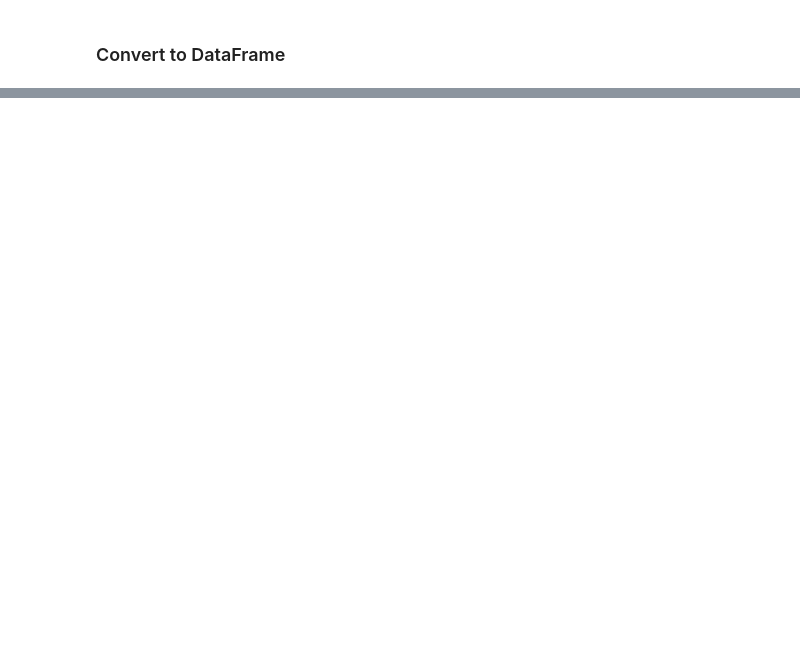
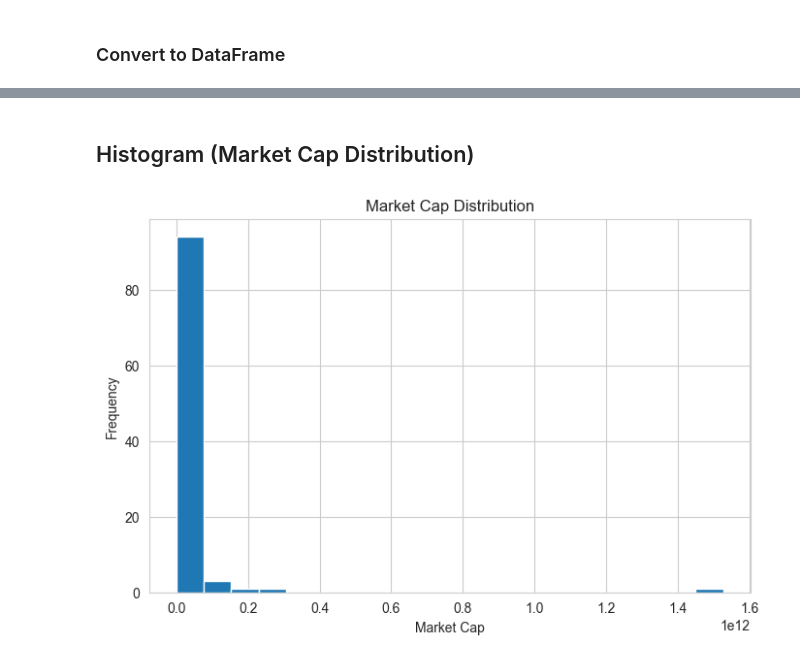
Before and after one commit to MaharjanSumit-59/AI_Data_Internship, a Jupyter notebook: week_5(EDA_Data_Analysis)/Task_4/task4.ipynb, the cells around one changed output, grey strips where cells are left out. Saved outputs shown, nothing was run; the diff lists cells and outputs as text; code cells hidden in the pictures; blank space fills up the shorter version.

```diff
--- a/week_5(EDA_Data_Analysis)/Task_4/task4.ipynb
+++ b/week_5(EDA_Data_Analysis)/Task_4/task4.ipynb
@@ -107,0 +110,20 @@ df.head()
+# %%
+df = df[
+    [
+        "id",
+        "symbol",
+        "name",
+        "current_price",
+        "market_cap",
+        "total_volume",
+        "high_24h",
+        "low_24h",
+        "price_change_percentage_24h",
+        "market_cap_rank",
+        "last_updated"
+    ]
+]
+
+df["last_updated"] = pd.to_datetime(
+    df["last_updated"]
+)
@@ -107,0 +235,25 @@ df.head()
+# %% [markdown]
+## Histogram (Market Cap Distribution)
+# %%
+plt.figure(figsize=(8,5))
+
+plt.hist(
+    df["market_cap"],
+    bins=20
+)
+
+plt.title(
+    "Market Cap Distribution"
+)
+
+plt.xlabel("Market Cap")
+
+plt.ylabel("Frequency")
+
+plt.savefig(
+    "charts/marketcap_histogram.png"
+)
+
+plt.show()
+# %% [output]
+[figure, added]
```
Also changed, not shown: parts of 27 cells of this notebook, 8 other files.
